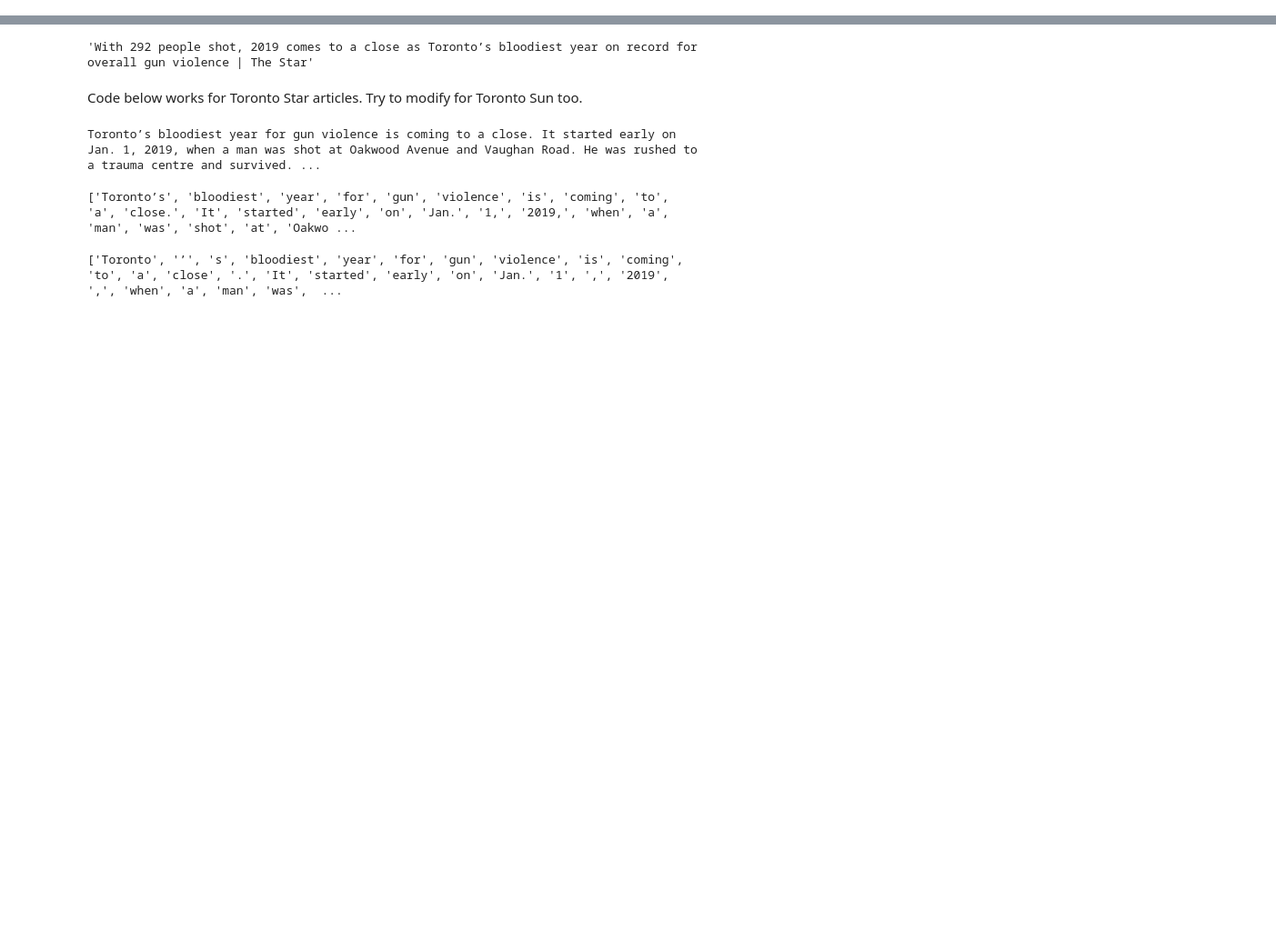
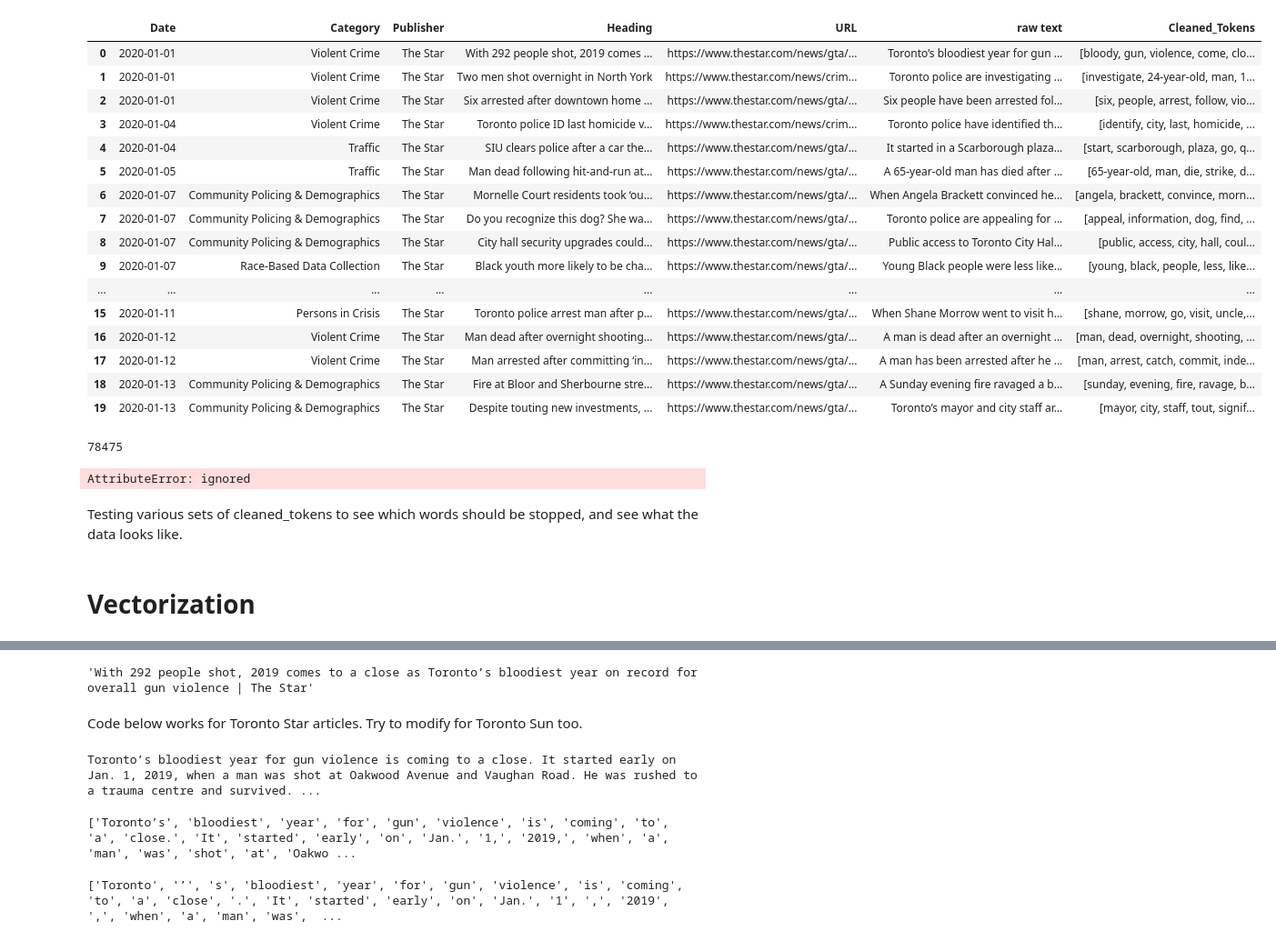
Before and after one commit to MarissaFosse/ryersoncapstone, a Jupyter notebook: TPSMedia.ipynb, the cells around one changed output, grey strips where cells are left out. Shown at 91% size. Cells and saved outputs as stored; diff of their text form; code cells hidden in the pictures; blank space fills up the shorter version.

```diff
--- a/TPSMedia.ipynb
+++ b/TPSMedia.ipynb
@@ -0,0 +65,7 @@
+# %%
+urls, texts = zip(*url_to_sents.items())
+data = {'urls':urls, 'text':texts}
+df1 = pd.DataFrame.from_dict(data)
+
+tstar_articles['raw text'] = df1['text']
+tstar_articles.head()
@@ -10,0 +104,47 @@ import random
+# %%
+wnl = WordNetLemmatizer()
+
+def penn2morphy(penntag):
+  morphy_tag = {'NN':'n', 'JJ':'a', 'VB':'v', 'RB':'r'}
+  try:
+    return morphy_tag[penntag[:2]]
+  except:
+    return 'n'
+
+def lemmatize_sent(text):
+  return [wnl.lemmatize(word.lower(), pos=penn2morphy(tag)) for word, tag in pos_tag(word_tokenize(text))]
+# %%
+def preprocess_text(text):
+  return [word for word in lemmatize_sent(text) if word not in stoplist_combined and not word.isdigit()]
+# %%
+tstar_articles['Cleaned_Tokens'] = tstar_articles['raw text'].apply(preprocess_text)
+# %%
+tstar_articles.head(20)
+# %% [output]
+|  | Date | Category | Publisher | Heading | URL | raw text | Cleaned_Tokens |
+| 0 | 2020-01-01 | Violent Crime | The Star | With 292 people shot, 2019 comes ... | https://www.thestar.com/news/gta/... | Toronto’s bloodiest year for gun ... | [bloody, gun, violence, come, clo... |
+| 1 | 2020-01-01 | Violent Crime | The Star | Two men shot overnight in North York | https://www.thestar.com/news/crim... | Toronto police are investigating ... | [investigate, 24-year-old, man, 1... |
+| 2 | 2020-01-01 | Violent Crime | The Star | Six arrested after downtown home ... | https://www.thestar.com/news/gta/... | Six people have been arrested fol... | [six, people, arrest, follow, vio... |
+| 3 | 2020-01-04 | Violent Crime | The Star | Toronto police ID last homicide v... | https://www.thestar.com/news/crim... | Toronto police have identified th... | [identify, city, last, homicide, ... |
+| 4 | 2020-01-04 | Traffic | The Star | SIU clears police after a car the... | https://www.thestar.com/news/gta/... | It started in a Scarborough plaza... | [start, scarborough, plaza, go, q... |
+| 5 | 2020-01-05 | Traffic | The Star | Man dead following hit-and-run at... | https://www.thestar.com/news/gta/... | A 65-year-old man has died after ... | [65-year-old, man, die, strike, d... |
+| 6 | 2020-01-07 | Community Policing & Demographics | The Star | Mornelle Court residents took ‘ou... | https://www.thestar.com/news/gta/... | When Angela Brackett convinced he... | [angela, brackett, convince, morn... |
+| 7 | 2020-01-07 | Community Policing & Demographics | The Star | Do you recognize this dog? She wa... | https://www.thestar.com/news/gta/... | Toronto police are appealing for ... | [appeal, information, dog, find, ... |
+| 8 | 2020-01-07 | Community Policing & Demographics | The Star | City hall security upgrades could... | https://www.thestar.com/news/gta/... | Public access to Toronto City Hal... | [public, access, city, hall, coul... |
+| 9 | 2020-01-07 | Race-Based Data Collection | The Star | Black youth more likely to be cha... | https://www.thestar.com/news/gta/... | Young Black people were less like... | [young, black, people, less, like... |
+| ... | ... | ... | ... | ... | ... | ... | ... |
+| 15 | 2020-01-11 | Persons in Crisis | The Star | Toronto police arrest man after p... | https://www.thestar.com/news/gta/... | When Shane Morrow went to visit h... | [shane, morrow, go, visit, uncle,... |
+| 16 | 2020-01-12 | Violent Crime | The Star | Man dead after overnight shooting... | https://www.thestar.com/news/gta/... | A man is dead after an overnight ... | [man, dead, overnight, shooting, ... |
+| 17 | 2020-01-12 | Violent Crime | The Star | Man arrested after committing ‘in... | https://www.thestar.com/news/gta/... | A man has been arrested after he ... | [man, arrest, catch, commit, inde... |
+| 18 | 2020-01-13 | Community Policing & Demographics | The Star | Fire at Bloor and Sherbourne stre... | https://www.thestar.com/news/gta/... | A Sunday evening fire ravaged a b... | [sunday, evening, fire, ravage, b... |
+| 19 | 2020-01-13 | Community Policing & Demographics | The Star | Despite touting new investments, ... | https://www.thestar.com/news/gta/... | Toronto’s mayor and city staff ar... | [mayor, city, staff, tout, signif... |
+# %%
+tstar_articles['raw text'].apply(lambda x: len(x.split(' '))).sum()
+# %% [output]
+78475
+# %%
+tstar_articles['Cleaned_Tokens'].apply(lambda x: len(x.split(' '))).sum()
+# %% [output]
+AttributeError: ignored
+# %% [markdown]
+Testing various sets of cleaned_tokens to see which words should be stopped, and see what the data looks like.
@@ -10,0 +157,2 @@ import random
+# %% [markdown]
+# Vectorization
```
Also changed, not shown: parts of 41 cells of this notebook, 1 other file.
